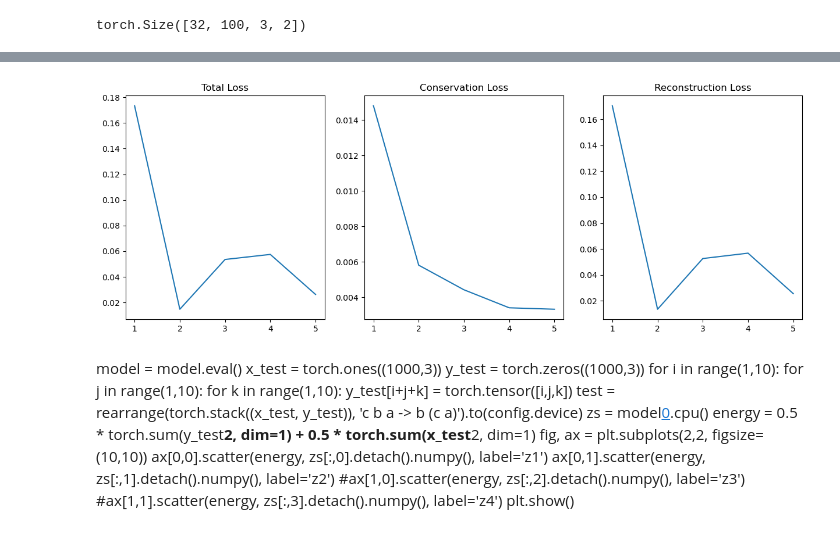
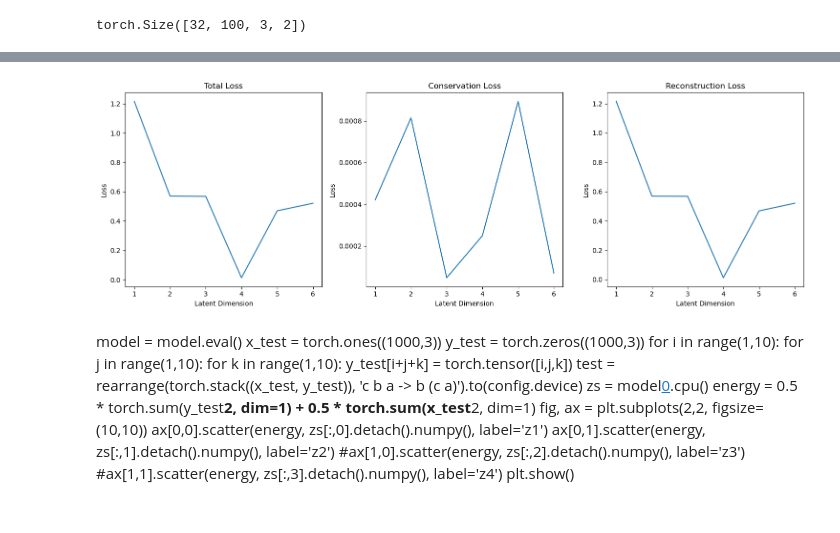
Before and after one commit to danny1078/cqit, a Jupyter notebook: train_jupyter_3d_sho.ipynb, the cells around one changed output, grey strips where cells are left out. Cells and saved outputs as stored; diff of their text form; code cells hidden in the pictures.

```diff
--- a/train_jupyter_3d_sho.ipynb
+++ b/train_jupyter_3d_sho.ipynb
@@ -65,7 +85,7 @@ def train(config: TrainConfig):
         for i, data in enumerate(config.train_loader):
             orig_data = data[0].to(config.device)
             b = orig_data.shape[0]
-            c = orig_data.shape[2]
+            c = orig_data.shape[2] * 2
             formatted_data = rearrange(data[0], 'b s c d -> (b s) (c d)')
             data = formatted_data.to(config.device)
             encoder, decoder = config.model
@@ -79,16 +99,17 @@ def train(config: TrainConfig):
             conservation_loss = torch.mean(z_diff**2)
 
             #variance reconstruction loss
-            yhat_rearr = rearrange(yhat, '(b s) (c d) -> b s c d', b=b, c=c)
-            yhat_std = yhat_rearr.std(dim=1)
-            data_std = orig_data.std(dim=1)
+            yhat_std = rearrange(yhat, '(b s) (c d) -> b s c d', b=b, c=c)
+            data_std = rearrange(orig_data.std(dim=1), 'b c d -> b 1 c d')
+            data_mean = rearrange(orig_data.mean(dim=1), 'b c d -> b 1 c d')
 
+            targets = torch.cat((data_mean, data_std), dim=2)
             #if i % 100 == 0:
             #    print(data_std[0], yhat_std[0])
-            reconstruction_loss = torch.mean((yhat_std - data_std)**2)
+            reconstruction_loss = torch.mean((yhat_std - targets)**2)
             #reconstruction_loss = torch.mean((yhat - orig_data)**2)
 
-            loss = reconstruction_loss + conservation_loss
+            loss = reconstruction_loss + 10 * conservation_loss
             config.optimizer.zero_grad()
             loss.backward(retain_graph=True)
             ep_losses.append(loss.clone().item())
@@ -120,7 +141,7 @@ def evaluate_model(model, data_loader, config):
     for i, data in enumerate(data_loader):
         orig_data = data[0].to(config.device)
         b = orig_data.shape[0]
-        c = orig_data.shape[2]
+        c = orig_data.shape[2] * 2
 
         formatted_data = rearrange(data[0], 'b s c d -> (b s) (c d)')
         data = formatted_data.to(config.device)
@@ -136,16 +157,17 @@ def evaluate_model(model, data_loader, config):
         conservation_loss = torch.mean(z_diff**2)
 
         #variance reconstruction loss
-        yhat_rearr = rearrange(yhat, '(b s) (c d) -> b s c d', b=b, c=c)
-        yhat_std = yhat_rearr.std(dim=1)
-        data_std = orig_data.std(dim=1)
+        yhat_std = rearrange(yhat, '(b s) (c d) -> b s c d', b=b, c=c)
+        data_mean = rearrange(orig_data.mean(dim=1), 'b c d -> b 1 c d')
+        data_std = rearrange(orig_data.std(dim=1), 'b c d -> b 1 c d')
+        targets = torch.cat((data_mean, data_std), dim=2)
 
         #if i % 100 == 0:
         #    print(data_std[0], yhat_std[0])
-        reconstruction_loss = torch.mean((yhat_std - data_std)**2)
+        reconstruction_loss = torch.mean((yhat_std - targets)**2)
         #reconstruction_loss = torch.mean((yhat - orig_data)**2)
 
-        loss = reconstruction_loss + 0.2 * conservation_loss
+        loss = reconstruction_loss + conservation_loss
         losses.append(loss.clone().item())
         conservation_losses.append(conservation_loss.clone().item())
         reconstruction_losses.append(reconstruction_loss.clone().item())
@@ -164,12 +188,12 @@ decoder = nn.Sequential(
     nn.ReLU(),
     nn.Linear(6, 6),
     nn.ReLU(),
-    nn.Linear(6, 6)
+    nn.Linear(6, 12)
 )
 
 model = nn.Sequential(encoder, decoder)
 
-train_loader, val_loader = get_data_loaders(1000, arr_size=100, batch_size=32)
+_, _, _, train_loader, val_loader = get_data_loaders(1000, arr_size=100, batch_size=32)
 
 config = TrainConfig(
     num_epochs=5000,
@@ -192,6 +218,6 @@ print(test_loss, test_conservation_loss, test_reconstruction_loss)
 # %%
 total_losses, conservation_losses, reconstruction_losses = [], [], []
-for i in range(1,6):
+for i in range(1,7):
     encoder = nn.Sequential(
         nn.Linear(6, 20),
         nn.Sigmoid(),
@@ -205,7 +231,7 @@ for i in range(1,6):
         nn.ReLU(),
         nn.Linear(12, 12),
         nn.ReLU(),
-        nn.Linear(12, 6)
+        nn.Linear(12, 12)
     )
     model = nn.Sequential(encoder, decoder)
     config = TrainConfig(
@@ -224,17 +250,21 @@ for i in range(1,6):
     conservation_losses.append(test_conservation_loss)
     reconstruction_losses.append(test_reconstruction_loss)
 # %%
-latent_dims = range(1,6)
+latent_dims = range(1,7)
 fig, ax = plt.subplots(1,3, figsize=(15,5))
 ax[0].plot(latent_dims, total_losses)
 ax[0].set_title('Total Loss')
 ax[1].plot(latent_dims, conservation_losses)
 ax[1].set_title('Conservation Loss')
 ax[2].plot(latent_dims, reconstruction_losses)
 ax[2].set_title('Reconstruction Loss')
+for a in ax:
+    a.set_xlabel('Latent Dimension')
+    a.set_ylabel('Loss')
+plt.tight_layout()
 plt.show()
 # %% [output]
-[figure, old version]
+[figure, new version]
 # %% [markdown]
 model = model.eval()
 x_test = torch.ones((1000,3))
```
Also changed, not shown: parts of 17 cells of this notebook, 9 other files.
